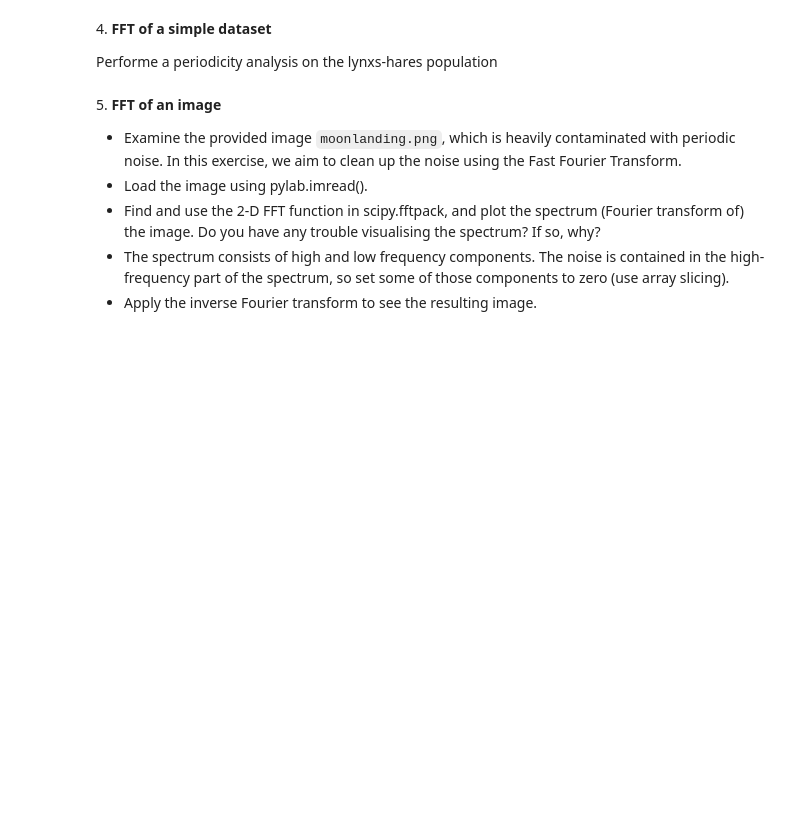
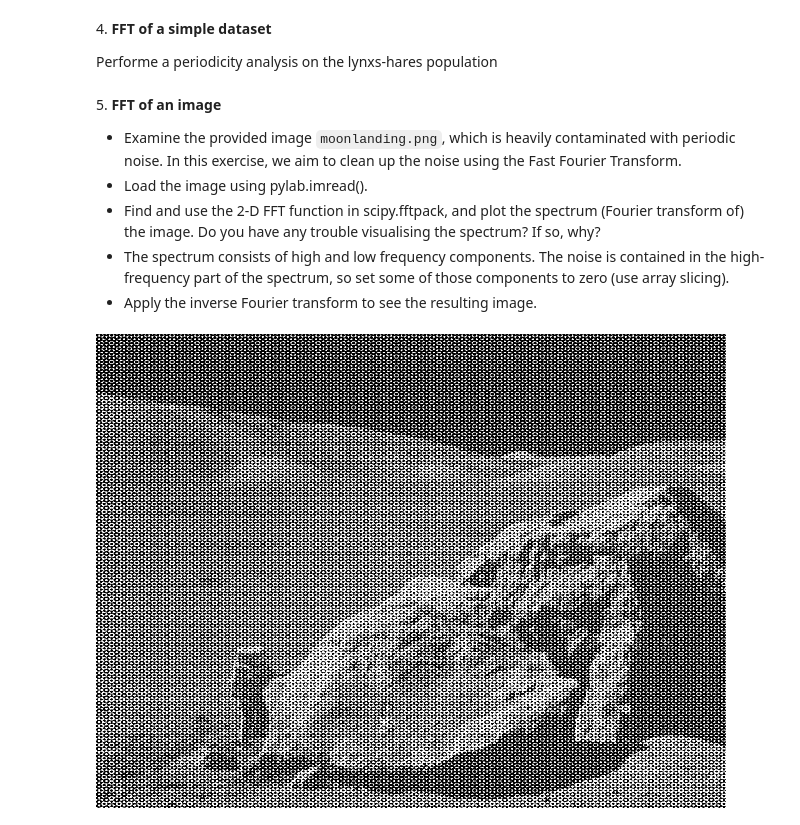
Before and after one commit to Giacomo-Menegatti/CompMethods, a Jupyter notebook: 09ex_Algorithms.ipynb, the cells around one changed output. Drawn from its saved outputs; the diff is of its cells as text; code cells hidden in the pictures; blank space fills up the shorter version.

```diff
--- a/09ex_Algorithms.ipynb
+++ b/09ex_Algorithms.ipynb
@@ -70,3 +116,10 @@ Performe a periodicity analysis on the lynxs-hares population
 * Find and use the 2-D FFT function in scipy.fftpack, and plot the spectrum (Fourier transform of) the image. Do you have any trouble visualising the spectrum? If so, why?
 * The spectrum consists of high and low frequency components. The noise is contained in the high-frequency part of the spectrum, so set some of those components to zero (use array slicing).
 * Apply the inverse Fourier transform to see the resulting image.
+# %%
+moonlanding = plt.imread('moonlanding.png')
+
+from IPython.display import Image
+Image('moonlanding.png')
+# %% [output]
+[figure, added]
```
Also changed, not shown: parts of 3 cells of this notebook, 2 other files.
